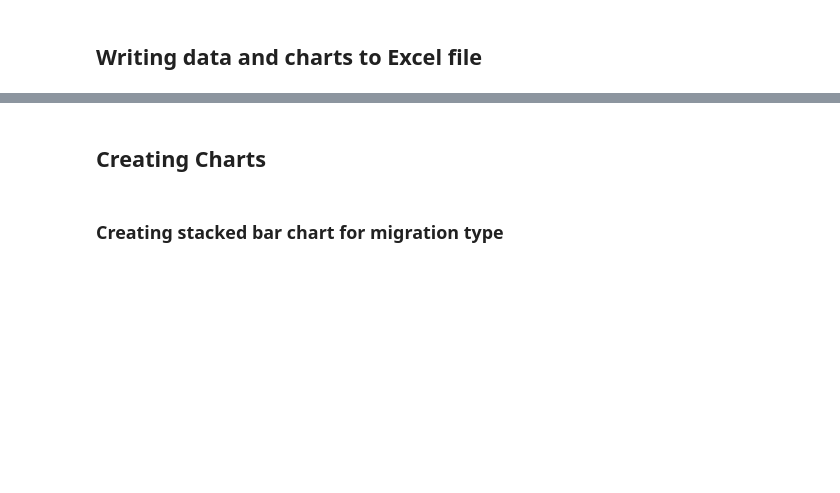
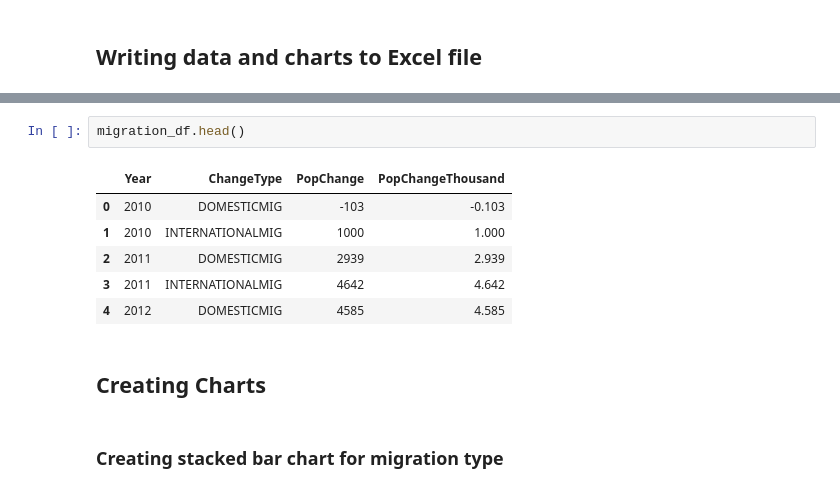
Before and after one commit to olivergwynn/OliverFirstTask, a Jupyter notebook: Task1.ipynb, the cells around one changed output, grey strips where cells are left out. Cells and saved outputs as stored; diff of their text form; blank space fills up the shorter version.

```diff
--- a/Task1.ipynb
+++ b/Task1.ipynb
@@ -574,3 +620,12 @@ writer.close()
+# %%
+migration_df.head()
+# %% [output]
+|  | Year | ChangeType | PopChange | PopChangeThousand |
+| 0 | 2010 | DOMESTICMIG | -103 | -0.103 |
+| 1 | 2010 | INTERNATIONALMIG | 1000 | 1.000 |
+| 2 | 2011 | DOMESTICMIG | 2939 | 2.939 |
+| 3 | 2011 | INTERNATIONALMIG | 4642 | 4.642 |
+| 4 | 2012 | DOMESTICMIG | 4585 | 4.585 |
 # %% [markdown]
 ## Creating Charts
 # %% [markdown]
```
Also changed, not shown: parts of 14 cells of this notebook, 5 other files.
